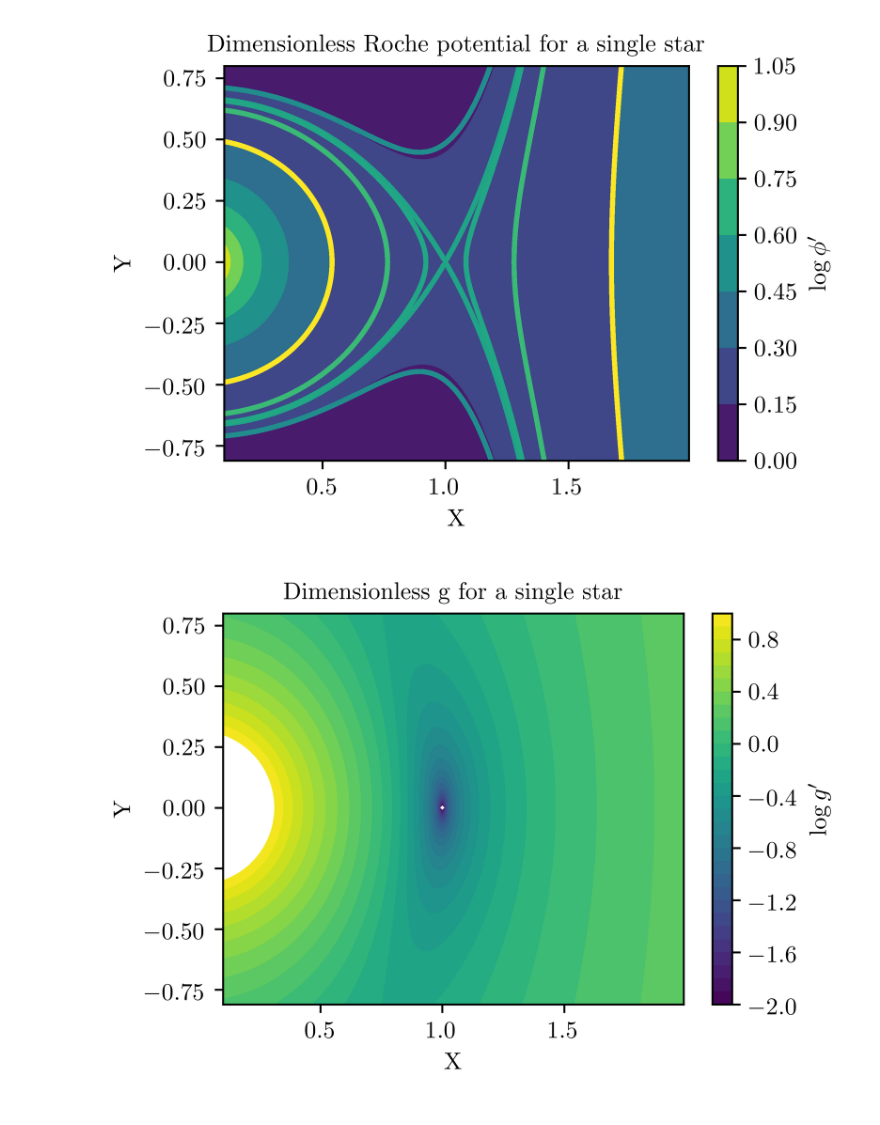
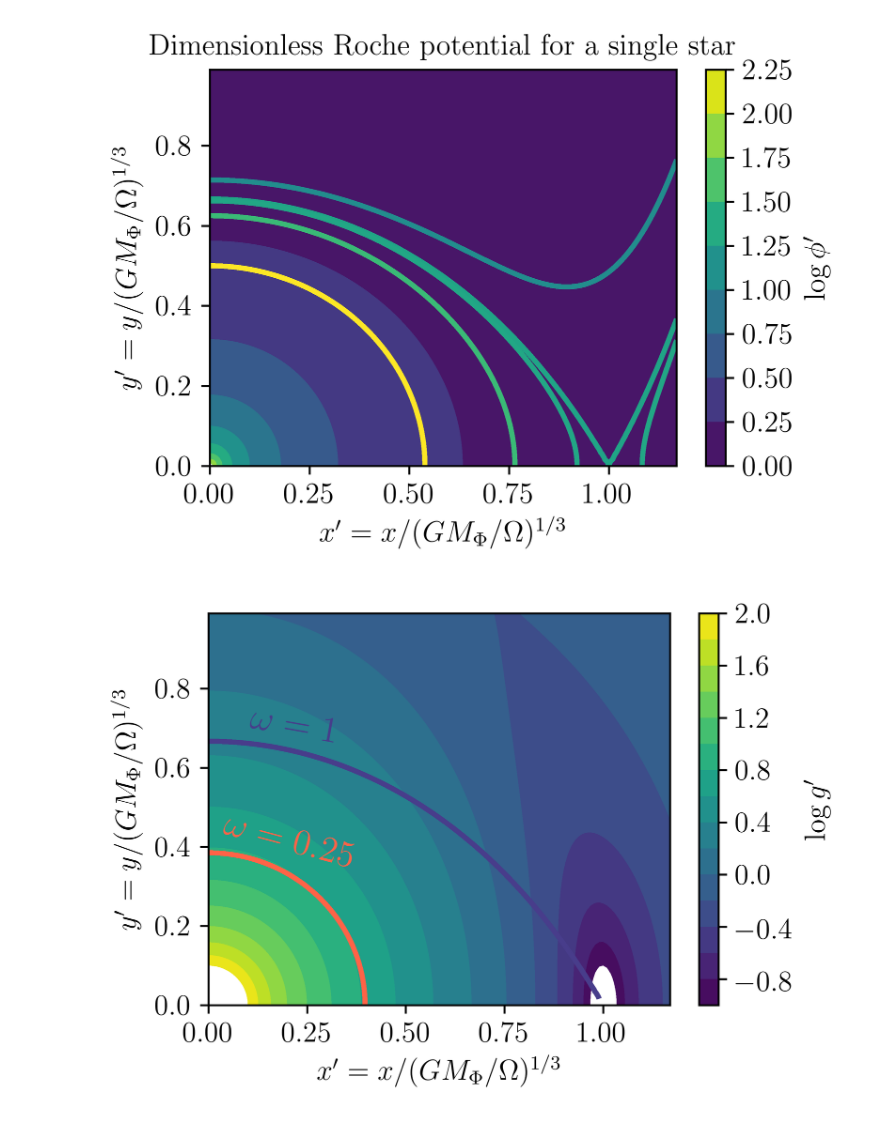
Before and after one commit to orlox/eval_fp_ft, a Jupyter notebook: fpft.ipynb, the cells around one changed output. Saved outputs shown, nothing was run; the diff lists cells and outputs as text; code cells hidden in the pictures.

```diff
--- a/fpft.ipynb
+++ b/fpft.ipynb
@@ -4,7 +4,7 @@ from pylab import *
 params = {'backend': 'pdf',
             'figure.figsize': [4.3, 3.0],
             'font.family':'serif',
-            'font.size':10,
+            'font.size':12,
             'font.serif': 'Times Roman',
             'axes.titlesize': 'medium',
             'axes.labelsize': 'medium',
@@ -42,42 +42,64 @@ import matplotlib.pyplot as plt
 #   g' = g/(G*M*omega**4)**(1/3)
 
 
 # Plot the Roche potential
-x = np.arange(0.1, 2.0, 0.01)
-y = np.arange(-0.81, 0.81, 0.01)
+#x = np.arange(0.1, 2.0, 0.01)
+#y = np.arange(-0.81, 0.81, 0.01)
+x = np.arange(0, 1.18, 0.01)
+y = np.arange(0, 1, 0.01)
 X, Y = np.meshgrid(x, y)
 R = np.sqrt(X**2+Y**2)
 #ST = sin(theta), where theta is the polar angle (theta=pi/2 is the equator)
 ST = X/R
 Z = np.log10(1/R+0.5*R**2*ST**2)
 
 plt.figure()
 CS2 = plt.contourf(X, Y, Z)
 CS1 = plt.contour(X,Y,Z,levels = np.log10([1,1.4,1.5,1.51,1.6,2]))
-plt.gca().set_xlabel("X")
-plt.gca().set_ylabel("Y")
+plt.gca().set_xlabel("$x'=x/(GM_{\\Phi}/\\Omega)^{1/3}$")
+plt.gca().set_ylabel("$y'=y/(GM_{\\Phi}/\\Omega)^{1/3}$")
 plt.gca().axis("equal")
 cbar = plt.colorbar(CS2, label="$\\log \\phi'$")
 plt.title('Dimensionless Roche potential for a single star')
 plt.show()
 
 #Plot the effective gravity
-x = np.arange(0.1, 2.0, 0.01)
-y = np.arange(-0.81, 0.81, 0.01)
+#x = np.arange(0.1, 2.0, 0.01)
+#y = np.arange(-0.81, 0.81, 0.01)
+x = np.arange(0, 1.18, 0.01)
+y = np.arange(0, 1, 0.01)
 X, Y = np.meshgrid(x, y)
 R = np.sqrt(X**2+Y**2)
 ST = X/R
 CT = Y/R
 Z = np.log10(np.sqrt((R*ST**2-1/R**2)**2+(R*CT*ST)**2))
 
 plt.figure()
-CS2 = plt.contourf(X, Y, Z, levels=np.arange(-2,1.01,0.1))
+CS2 = plt.contourf(X, Y, Z, levels=np.arange(-1,2.01,0.2))
 cbar = plt.colorbar(CS2, label="$\\log g'$")
-plt.gca().set_xlabel("X")
-plt.gca().set_ylabel("Y")
+
+wcrits = np.array([1,0.25])
+l2 = np.array([1./(w_div_wc)**(2./3.)+0.5*w_div_wc**(4./3.) for w_div_wc in wcrits])
+levels = np.log10(l2)
+
+x = np.arange(0, 1.0, 0.01)
+y = np.arange(0, 1, 0.01)
+X, Y = np.meshgrid(x, y)
+R = np.sqrt(X**2+Y**2)
+ST = X/R
+CT = Y/R
+Z = np.log10(1/R+0.5*R**2*ST**2)
+CS1 = plt.contour(X,Y,Z,levels = levels,colors=("darkslateblue","tomato"))
+
+plt.gca().text(0.1,0.7,"$\omega=1$",fontsize=15,color="darkslateblue",rotation=-10)
+plt.gca().text(0.03,0.43,"$\omega=0.25$",fontsize=15,color="tomato",rotation=-15)
+
+plt.gca().set_xlabel("$x'=x/(GM_{\\Phi}/\\Omega)^{1/3}$")
+plt.gca().set_ylabel("$y'=y/(GM_{\\Phi}/\\Omega)^{1/3}$")
 plt.gca().axis("equal")
-plt.title('Dimensionless g for a single star')
+#plt.title('Dimensionless g for a single star')
+plt.savefig("dimless_g.pdf")
 plt.show()
 # %% [output]
-[figure, old version]
+[figure, new version]
-[figure, old version]
+[figure, new version]
```
Also changed, not shown: parts of 26 cells of this notebook, 1 other file.
